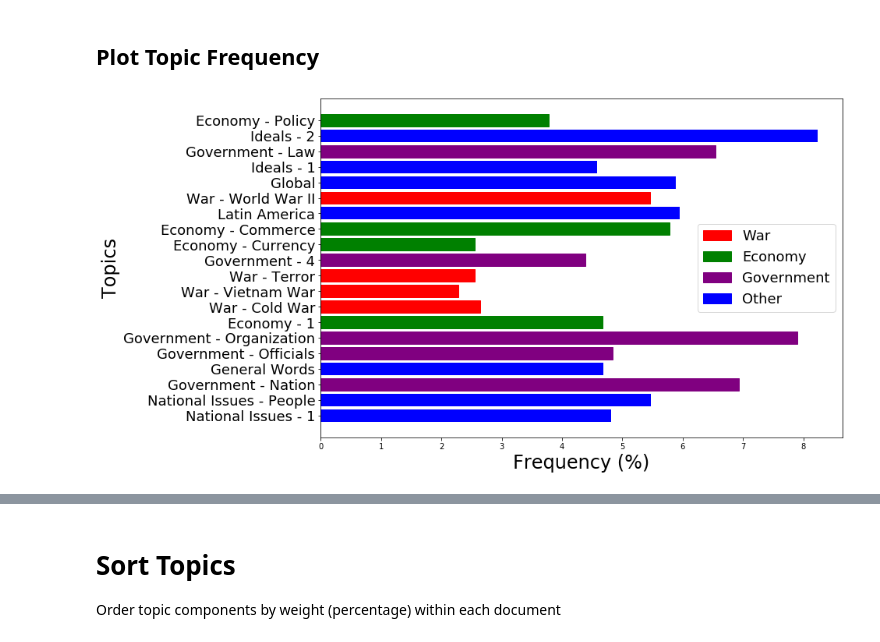
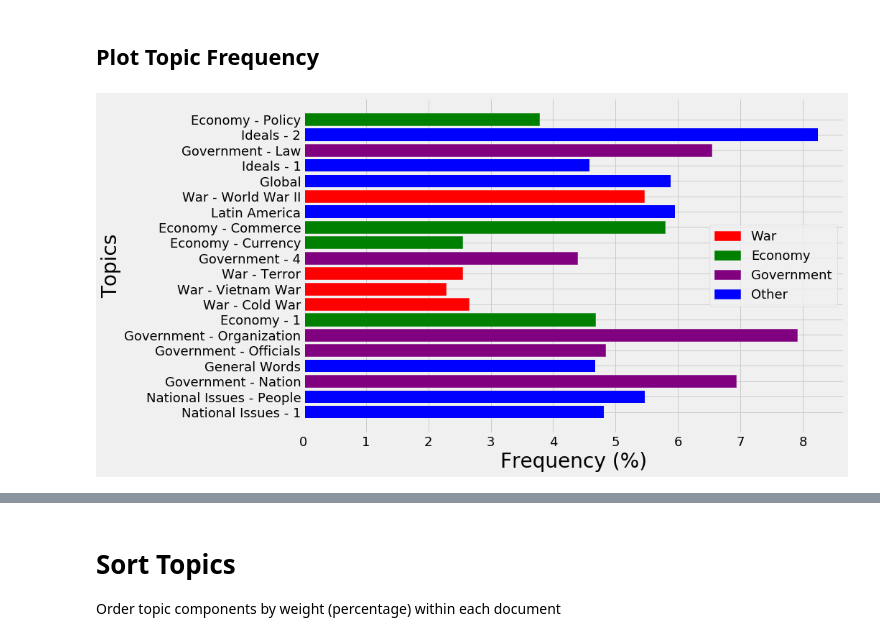
Before and after one commit to kevscon/Project-4, a Jupyter notebook: topic_modeling.ipynb, the cells around one changed output, grey strips where cells are left out. Drawn from its saved outputs; the diff is of its cells as text; code cells hidden in the pictures.

```diff
--- a/topic_modeling.ipynb
+++ b/topic_modeling.ipynb
@@ -14,3 +18,19 @@ from sklearn.decomposition import NMF
+# %%
+# format style
+plt.style.use('fivethirtyeight')
+# lineweight
+plt.rc('lines', linewidth=3)
+# figure size
+plt.rc('figure', figsize=(12, 7))
+# title fontsize
+plt.rc('axes', titlesize=33)
+# axes label fontsize
+plt.rc('axes', labelsize=28)
+# axes values fontsize
+plt.rc('xtick', labelsize=18)
+plt.rc('ytick', labelsize=18)
+# legend fontsize
+plt.rc('legend', fontsize=18)
 # %% [markdown]
 ## Functions
 # %%
@@ -173,22 +193,22 @@ y = topic_df.mean()
 # %%
 fig, ax = plt.subplots(figsize=(12, 8))
 ax.barh(x, y, color='blue')
 ax.set_yticks(range(len(x)))
-ax.set_yticklabels(x, fontsize=18)
-ax.set_ylabel('Topics', fontsize=24)
-ax.set_xlabel('Frequency (%)', fontsize=24)
+ax.set_yticklabels(x)
+ax.set_ylabel('Topics')
+ax.set_xlabel('Frequency (%)')
 
 for top in war_tops:
     ax.get_children()[top].set_color(war_color)
 for top in econ_tops:
     ax.get_children()[top].set_color(econ_color)
 for top in gov_tops:
     ax.get_children()[top].set_color(gov_color)
 
 war_patch = mpatches.Patch(color='red', label='War')
 econ_patch = mpatches.Patch(color='green', label='Economy')
 gov_patch = mpatches.Patch(color='purple', label='Government')
 other_patch = mpatches.Patch(color='blue', label='Other')
-plt.legend(handles=[war_patch, econ_patch, gov_patch, other_patch], fontsize=18);
+plt.legend(handles=[war_patch, econ_patch, gov_patch, other_patch]);
 # %% [output]
-[figure, old version]
+[figure, new version]
```
Also changed, not shown: parts of 5 cells of this notebook.
